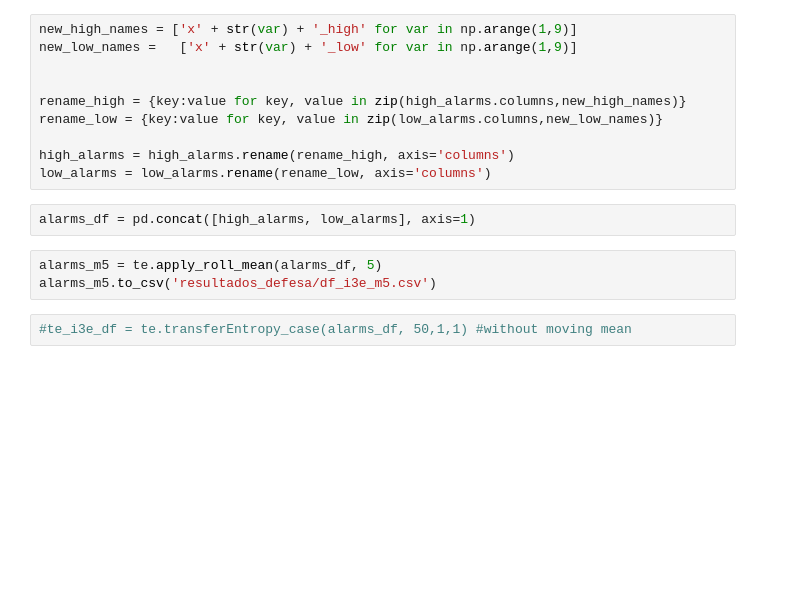
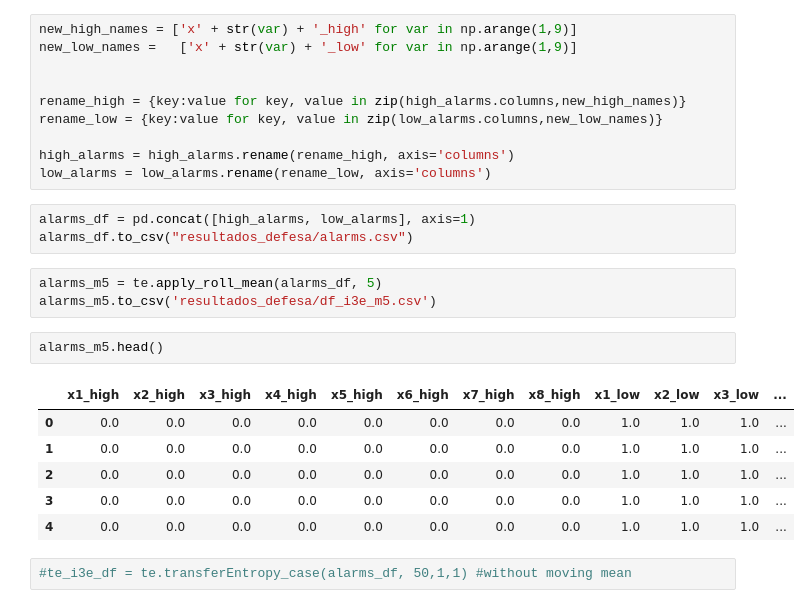
Before and after one commit to ruteee/pesquisa, a Jupyter notebook: i3e_case.ipynb, the cells around one changed output. Saved outputs shown, nothing was run; the diff lists cells and outputs as text; blank space fills up the shorter version.

```diff
--- a/i3e_case.ipynb
+++ b/i3e_case.ipynb
@@ -55,9 +67,19 @@ high_alarms = high_alarms.rename(rename_high, axis='columns')
 low_alarms = low_alarms.rename(rename_low, axis='columns')
 # %%
 alarms_df = pd.concat([high_alarms, low_alarms], axis=1)
+alarms_df.to_csv("resultados_defesa/alarms.csv")
 # %%
 alarms_m5 = te.apply_roll_mean(alarms_df, 5)
 alarms_m5.to_csv('resultados_defesa/df_i3e_m5.csv')
+# %%
+alarms_m5.head()
+# %% [output]
+|  | x1_high | x2_high | x3_high | x4_high | x5_high | x6_high | x7_high | x8_high | x1_low | x2_low | x3_low | ... |
+| 0 | 0.0 | 0.0 | 0.0 | 0.0 | 0.0 | 0.0 | 0.0 | 0.0 | 1.0 | 1.0 | 1.0 | ... |
+| 1 | 0.0 | 0.0 | 0.0 | 0.0 | 0.0 | 0.0 | 0.0 | 0.0 | 1.0 | 1.0 | 1.0 | ... |
+| 2 | 0.0 | 0.0 | 0.0 | 0.0 | 0.0 | 0.0 | 0.0 | 0.0 | 1.0 | 1.0 | 1.0 | ... |
+| 3 | 0.0 | 0.0 | 0.0 | 0.0 | 0.0 | 0.0 | 0.0 | 0.0 | 1.0 | 1.0 | 1.0 | ... |
+| 4 | 0.0 | 0.0 | 0.0 | 0.0 | 0.0 | 0.0 | 0.0 | 0.0 | 1.0 | 1.0 | 1.0 | ... |
 # %%
 #te_i3e_df = te.transferEntropy_case(alarms_df, 50,1,1) #without moving mean
 # %%
```
Also changed, not shown: parts of 8 cells of this notebook, 3 other files.
